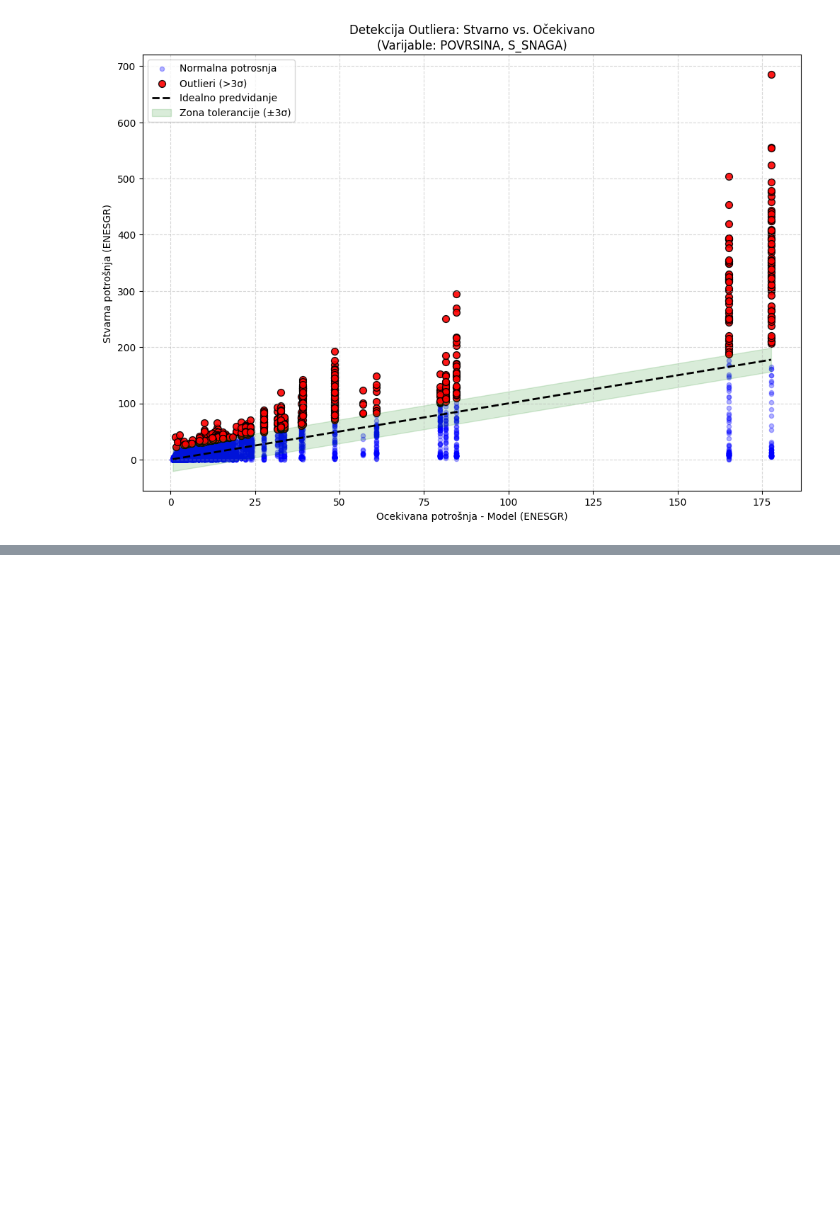
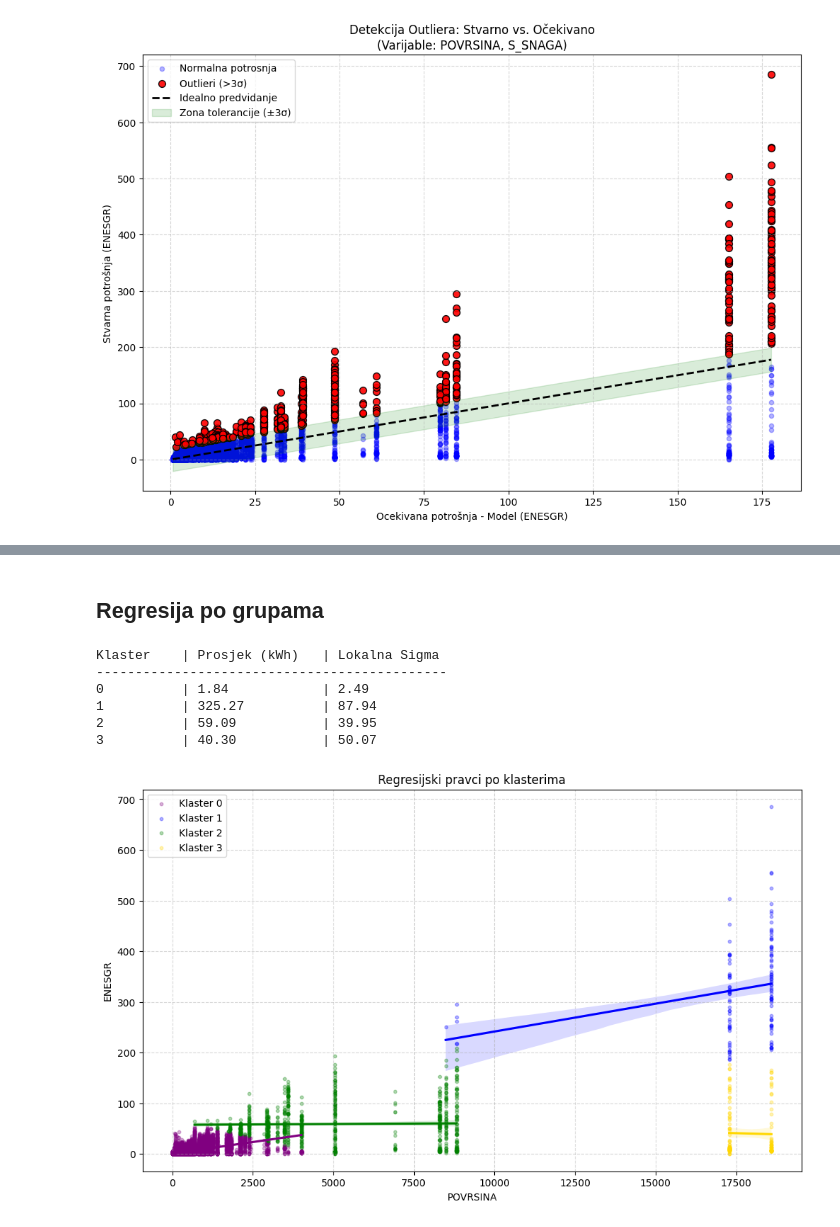
Before and after one commit to IvanDzanija/AnomalyDetection, a Jupyter notebook: notebooks/1EG.ipynb, the cells around one changed output, grey strips where cells are left out. Drawn from its saved outputs; the diff is of its cells as text; code cells hidden in the pictures; blank space fills up the shorter version.

```diff
--- a/notebooks/1EG.ipynb
+++ b/notebooks/1EG.ipynb
@@ -316,0 +414,2 @@ Pronadeno 629 ekstrema od 193656 zapisa (Sigma=7.06).
+# %% [markdown]
+## Regresija po grupama
@@ -316,0 +463,24 @@ Pronadeno 629 ekstrema od 193656 zapisa (Sigma=7.06).
+# %%
+features = ['POVRSINA']
+df_final = perform_cluster_regression(df, features, 'ENESGR')
+
+plt.figure(figsize=(12, 7))
+colors = ['purple', 'blue', 'green', 'gold']
+for i, cl in enumerate(sorted(df_final['cluster'].unique())):
+    subset = df_final[df_final['cluster'] == cl]
+    sns.regplot(data=subset, x='POVRSINA', y='ENESGR',
+                scatter=True, label=f'Klaster {cl}',
+                color=colors[i], scatter_kws={'alpha':0.3, 's':10})
+
+plt.title('Regresijski pravci po klasterima')
+plt.legend()
+plt.grid(True, linestyle='--', alpha=0.5)
+plt.show()
+# %% [output]
+Klaster    | Prosjek (kWh)   | Lokalna Sigma
+---------------------------------------------
+0          | 1.84            | 2.49
+1          | 325.27          | 87.94
+2          | 59.09           | 39.95
+3          | 40.30           | 50.07
+[figure, added]
```
Also changed, not shown: parts of 24 cells of this notebook.
